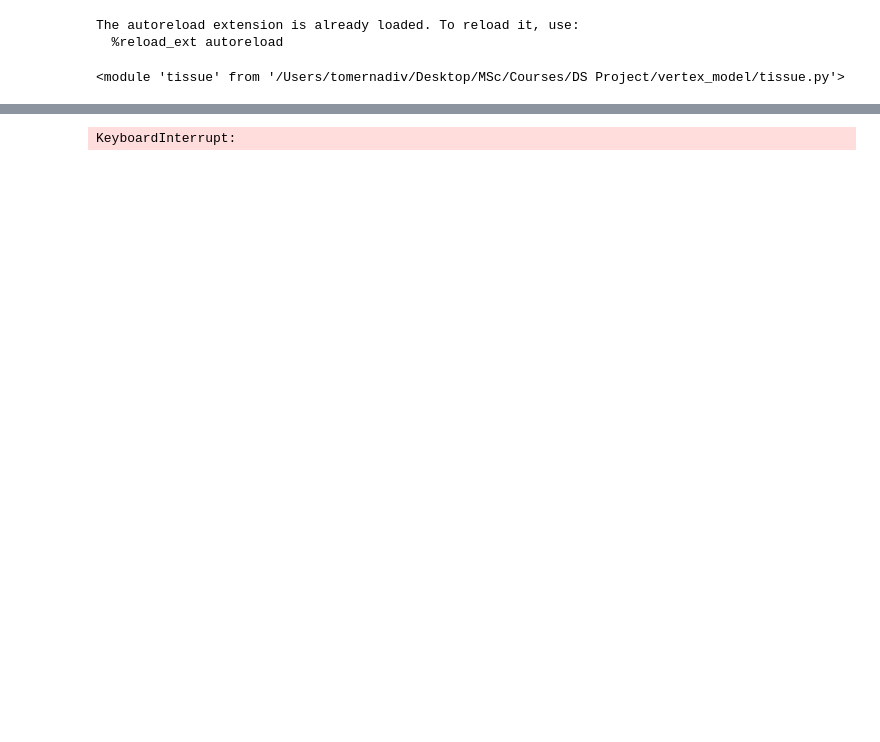
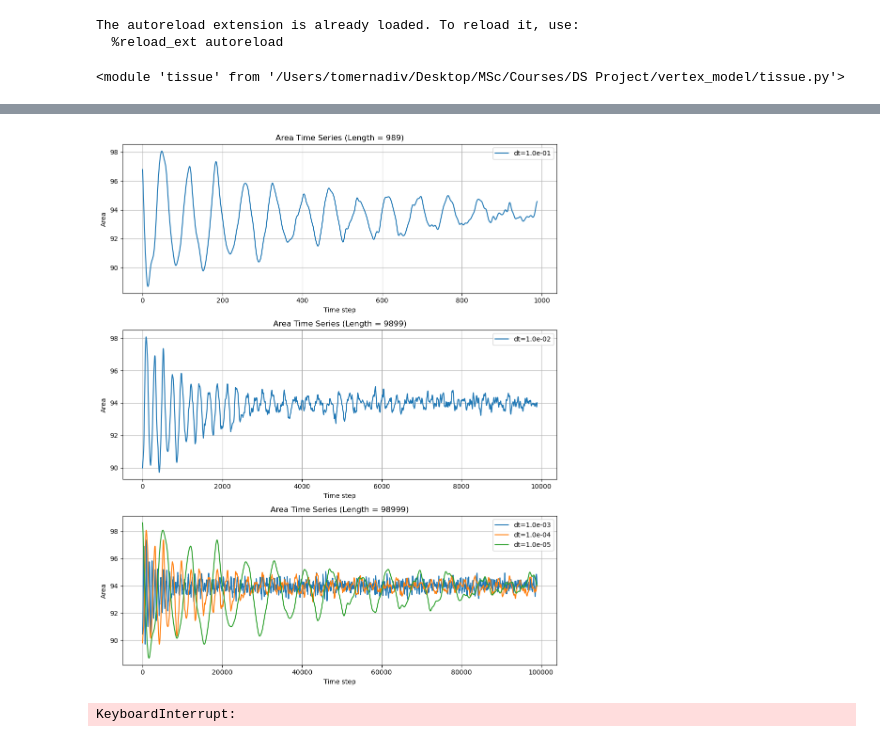
Before and after one commit to tomernadiv/vertex_model, a Jupyter notebook: notebook.ipynb, the cells around one changed output, grey strips where cells are left out. Drawn from its saved outputs; the diff is of its cells as text; code cells hidden in the pictures; blank space fills up the shorter version.

```diff
--- a/notebook.ipynb
+++ b/notebook.ipynb
@@ -19,3 +88,33 @@ The autoreload extension is already loaded. To reload it, use:
+# %%
+import matplotlib.pyplot as plt
+from collections import defaultdict
+
+# Group areas by length
+length_groups = defaultdict(list)
+for dt, area in areas.items():
+    length_groups[len(area)].append((dt, area))
+
+# Plot each group in a separate subplot
+n_groups = len(length_groups)
+fig, axes = plt.subplots(n_groups, 1, figsize=(10, 4 * n_groups), sharex=False)
+
+if n_groups == 1:
+    axes = [axes]  # Make it iterable
+
+for ax, (length, dt_area_list) in zip(axes, length_groups.items()):
+    for dt, area in dt_area_list:
+        ax.plot(area, label=f'dt={10**-dt:.1e}')
+    ax.set_title(f'Area Time Series (Length = {length})')
+    ax.set_xlabel('Time step')
+    ax.set_ylabel('Area')
+    ax.legend()
+    ax.grid(True)
+
+plt.tight_layout()
+plt.savefig('results/plots/area_time_series.png', dpi=300, bbox_inches='tight')
+plt.show()
+# %% [output]
+[figure, added]
 # %%
 T = tissue.Tissue(cell_radius=cell_radius, num_cols=6, num_rows=6)
 
```
Also changed, not shown: parts of 3 cells of this notebook, 6 other files.
